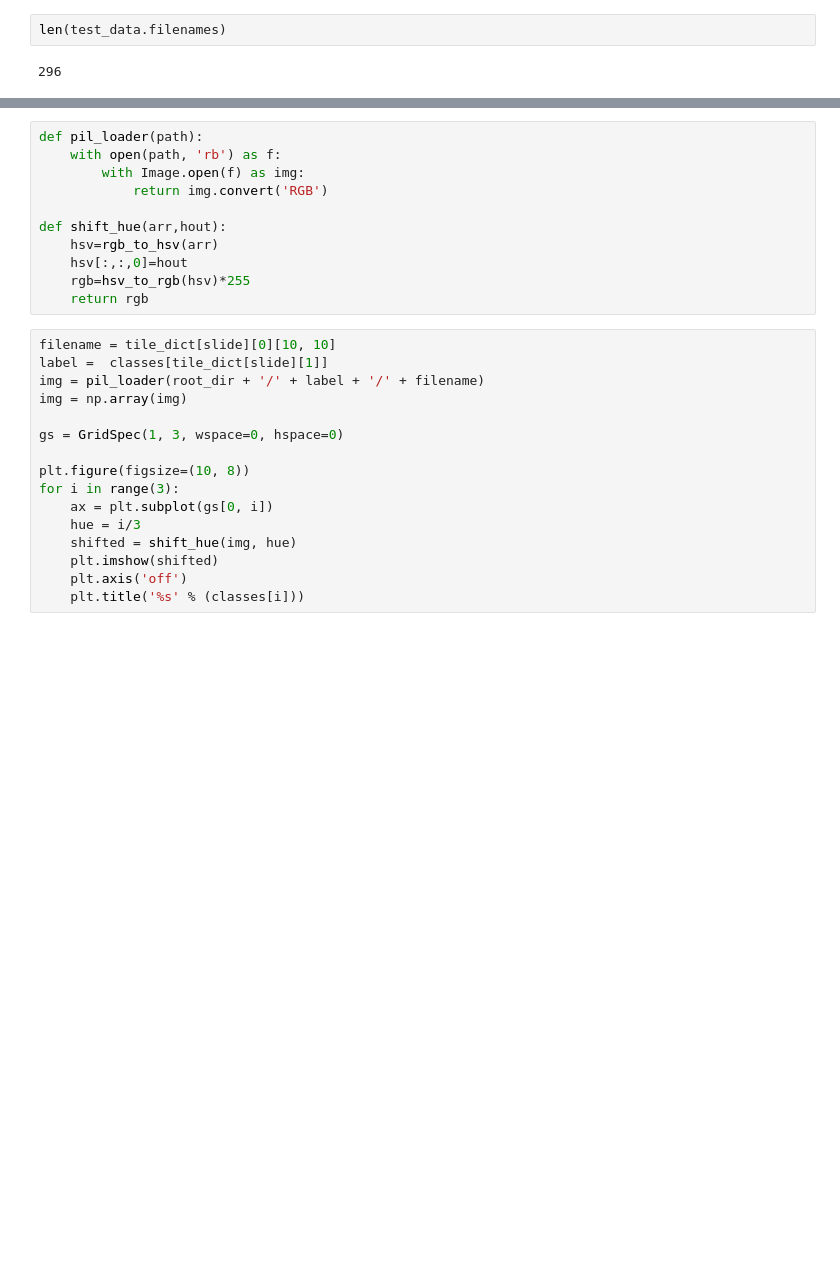
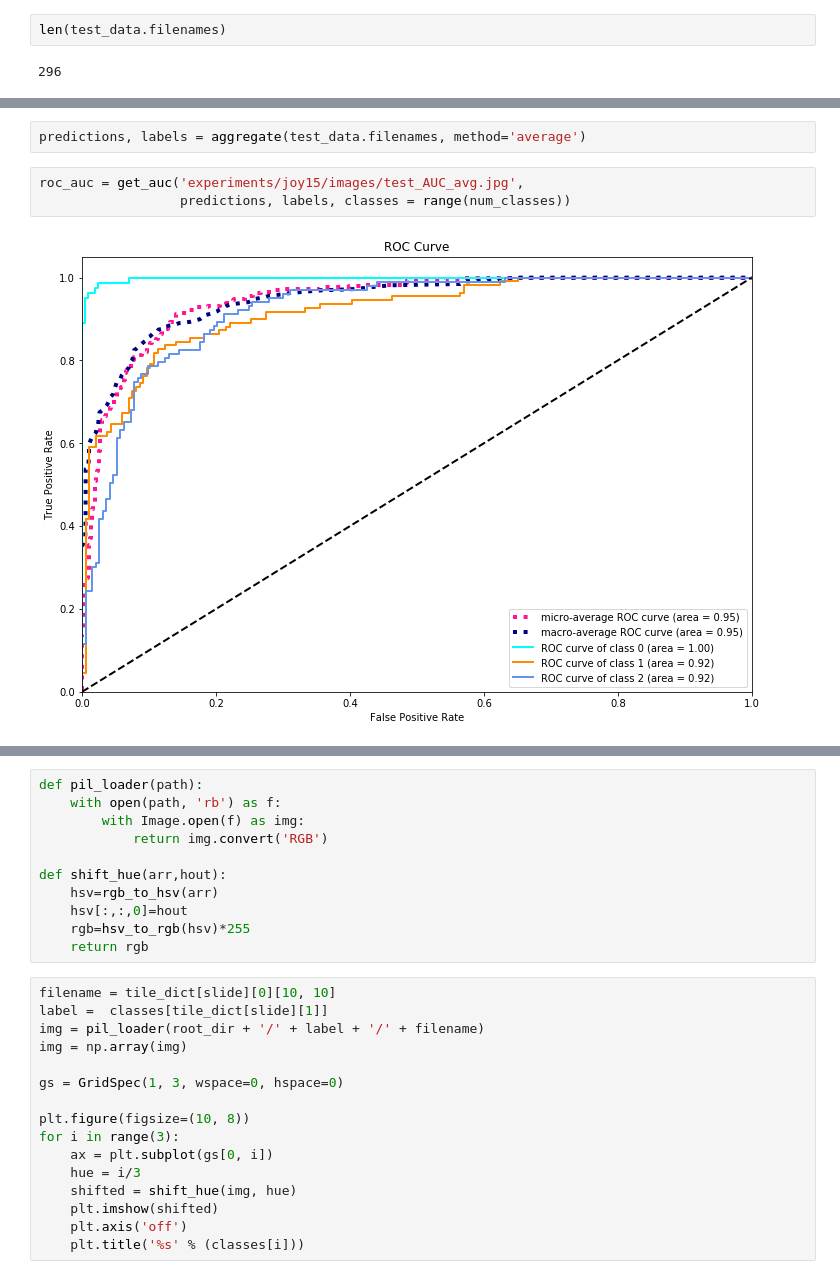
Before and after one commit to sedab/deep-cancer, a Jupyter notebook: iPython Notebooks/Final evaluation and viz.ipynb, the cells around one changed output, grey strips where cells are left out. Cells and saved outputs as stored; diff of their text form; blank space fills up the shorter version.

```diff
--- a/iPython Notebooks/Final evaluation and viz.ipynb
+++ b/iPython Notebooks/Final evaluation and viz.ipynb
@@ -207,0 +219,7 @@ files.shape
+# %%
+predictions, labels = aggregate(test_data.filenames, method='average')
+# %%
+roc_auc = get_auc('experiments/joy15/images/test_AUC_avg.jpg',
+                  predictions, labels, classes = range(num_classes))
+# %% [output]
+[figure, added]
```
Also changed, not shown: parts of 9 cells of this notebook.
